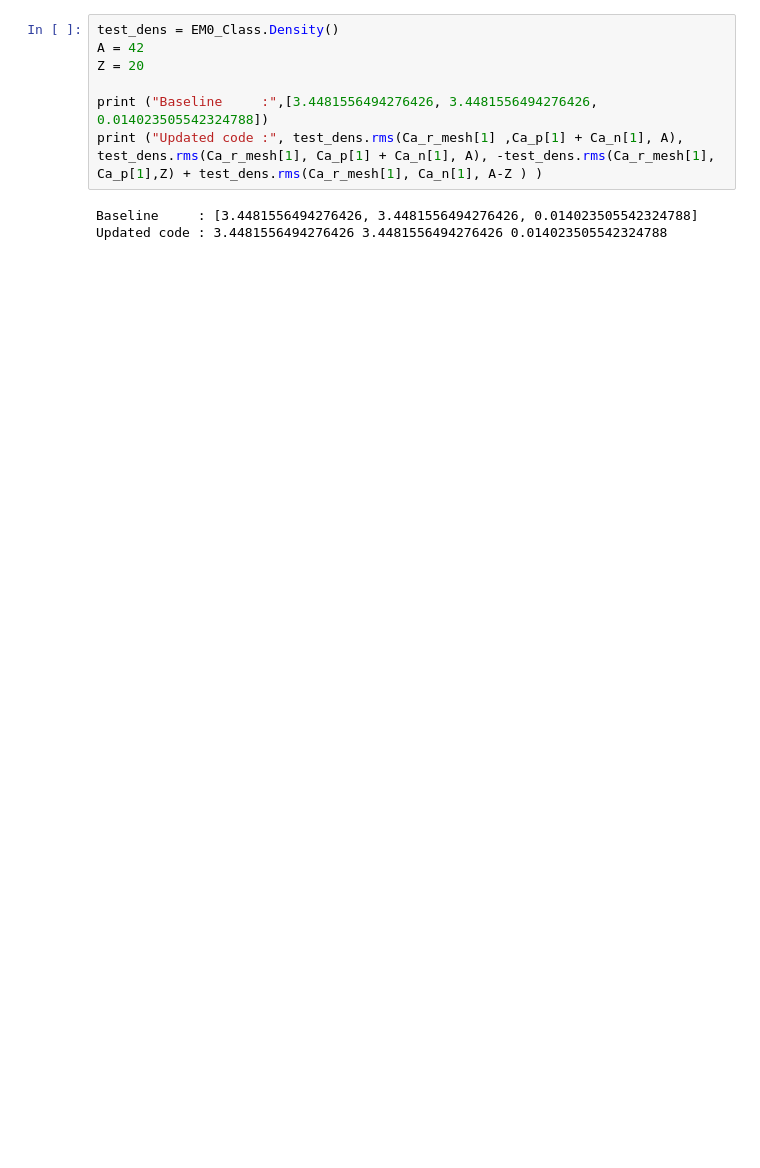
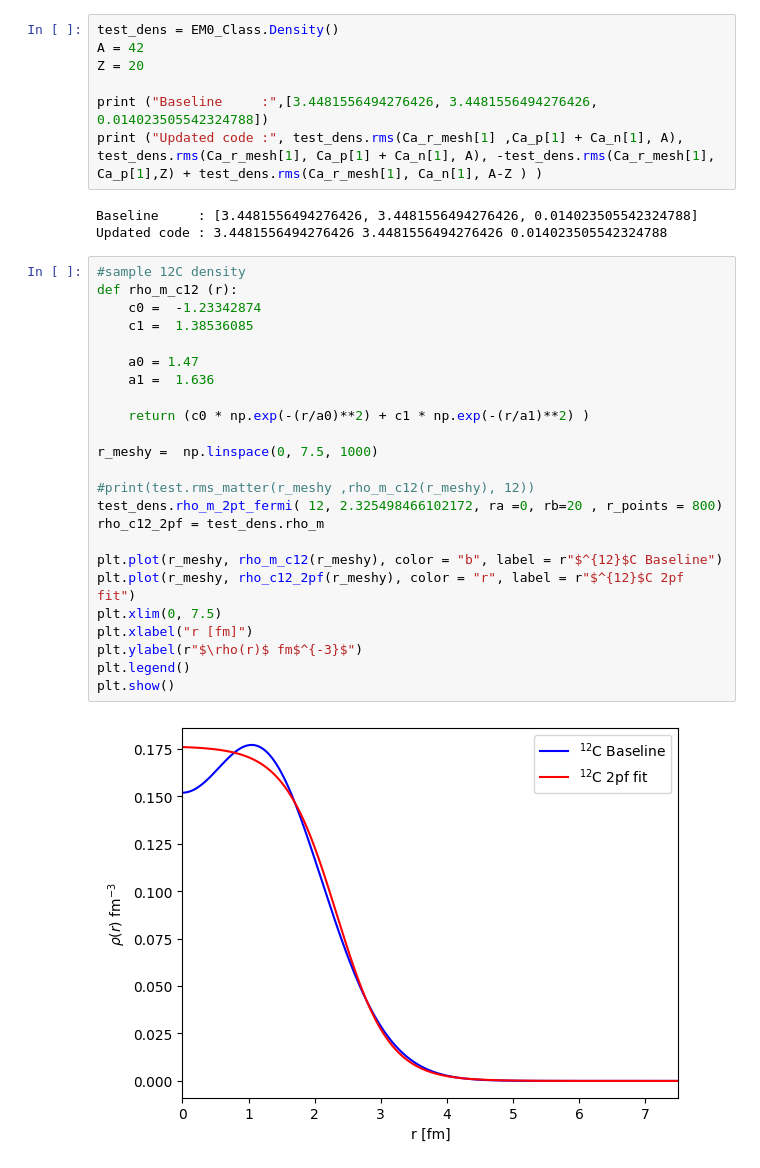
Before and after one commit to Circuitoah/ERICCa, a Jupyter notebook: Baseline_Code_Jupyter_Notebook/Updated_code_tester_4_11_26.ipynb, the cells around one changed output. Cells and saved outputs as stored; diff of their text form; blank space fills up the shorter version.

```diff
--- a/Baseline_Code_Jupyter_Notebook/Updated_code_tester_4_11_26.ipynb
+++ b/Baseline_Code_Jupyter_Notebook/Updated_code_tester_4_11_26.ipynb
@@ -232,3 +232,29 @@ print ("Updated code :", test_dens.rms(Ca_r_mesh[1] ,Ca_p[1] + Ca_n[1], A), test
 # %% [output]
 Baseline     : [3.4481556494276426, 3.4481556494276426, 0.014023505542324788]
 Updated code : 3.4481556494276426 3.4481556494276426 0.014023505542324788
+# %%
+#sample 12C density
+def rho_m_c12 (r):
+    c0 =  -1.23342874
+    c1 =  1.38536085
+
+    a0 = 1.47
+    a1 =  1.636
+
+    return (c0 * np.exp(-(r/a0)**2) + c1 * np.exp(-(r/a1)**2) )
+
+r_meshy =  np.linspace(0, 7.5, 1000)
+
+#print(test.rms_matter(r_meshy ,rho_m_c12(r_meshy), 12))
+test_dens.rho_m_2pt_fermi( 12, 2.325498466102172, ra =0, rb=20 , r_points = 800)
+rho_c12_2pf = test_dens.rho_m
+
+plt.plot(r_meshy, rho_m_c12(r_meshy), color = "b", label = r"$^{12}$C Baseline")
+plt.plot(r_meshy, rho_c12_2pf(r_meshy), color = "r", label = r"$^{12}$C 2pf fit")
+plt.xlim(0, 7.5)
+plt.xlabel("r [fm]")
+plt.ylabel(r"$\rho(r)$ fm$^{-3}$")
+plt.legend()
+plt.show()
+# %% [output]
+[figure, added]
```
Also changed, not shown: parts of 5 cells of this notebook, 1 other file.
